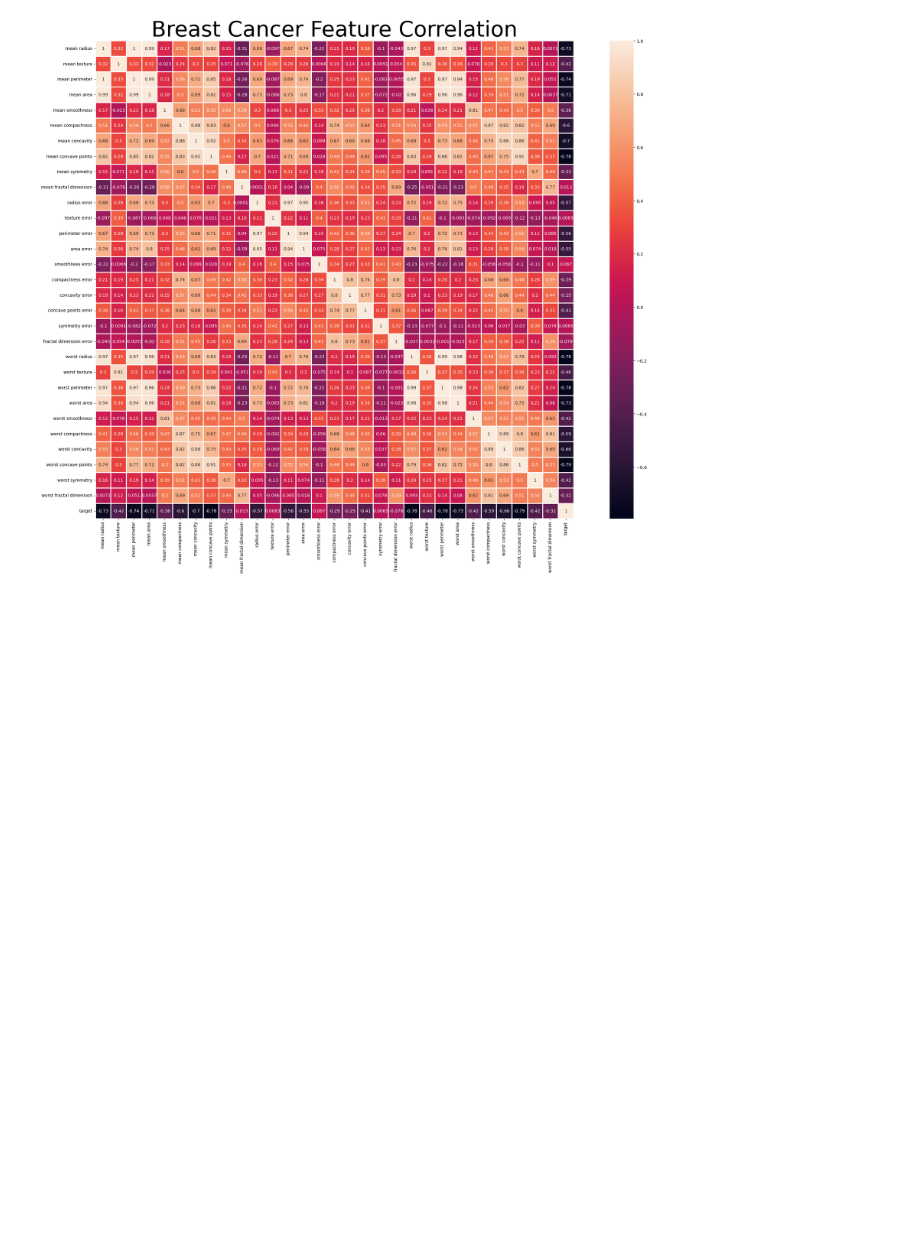
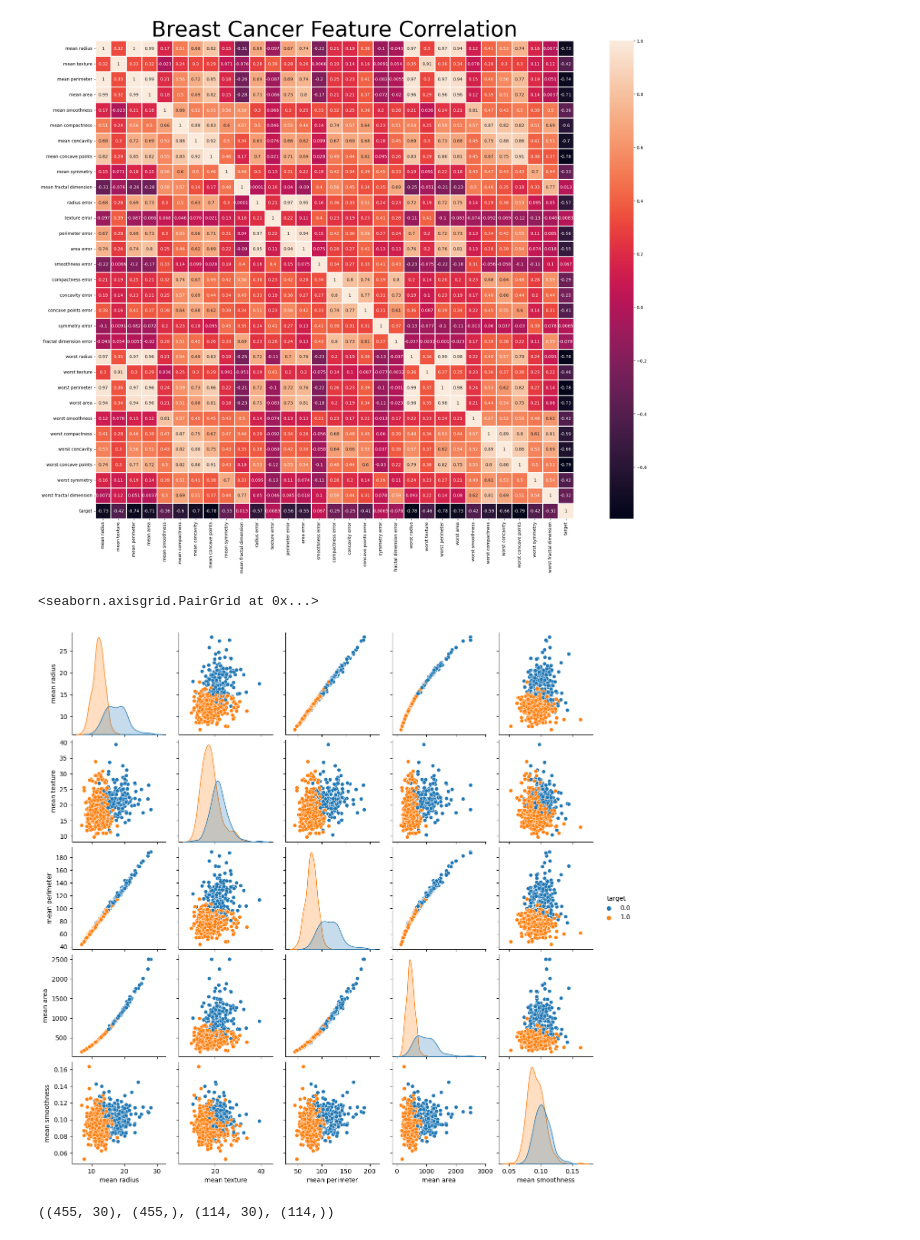
Before and after one commit to 34-anish/Breast-Cancer-Prediction, a Jupyter notebook: breast_cancer.ipynb, the cells around one changed output. Drawn from its saved outputs; the diff is of its cells as text; code cells hidden in the pictures; blank space fills up the shorter version.

```diff
--- a/breast_cancer.ipynb
+++ b/breast_cancer.ipynb
@@ -53,3 +54,15 @@ sns.heatmap(df.corr(), annot=True, square='square', fmt='.2g',linewidths=2)
 # %% [output]
 <AxesSubplot: title={'center': 'Breast Cancer Feature Correlation'}>
 [figure]
+# %%
+sns.pairplot(df, hue='target', vars=[breast_cancer.feature_names[0], breast_cancer.feature_names[1], breast_cancer.feature_names[2], breast_cancer.feature_names[3], breast_cancer.feature_names[4]])
+# %% [output]
+<seaborn.axisgrid.PairGrid at 0x...>
+[figure, added]
+# %%
+X = breast_cancer.data
+Y = breast_cancer.target
+x_train, x_test, y_train, y_test = train_test_split(X, Y, test_size=0.2, random_state=0)
+x_train.shape, y_train.shape, x_test.shape, y_test.shape
+# %% [output]
+((455, 30), (455,), (114, 30), (114,))
```
Also changed, not shown: parts of 5 cells of this notebook.
